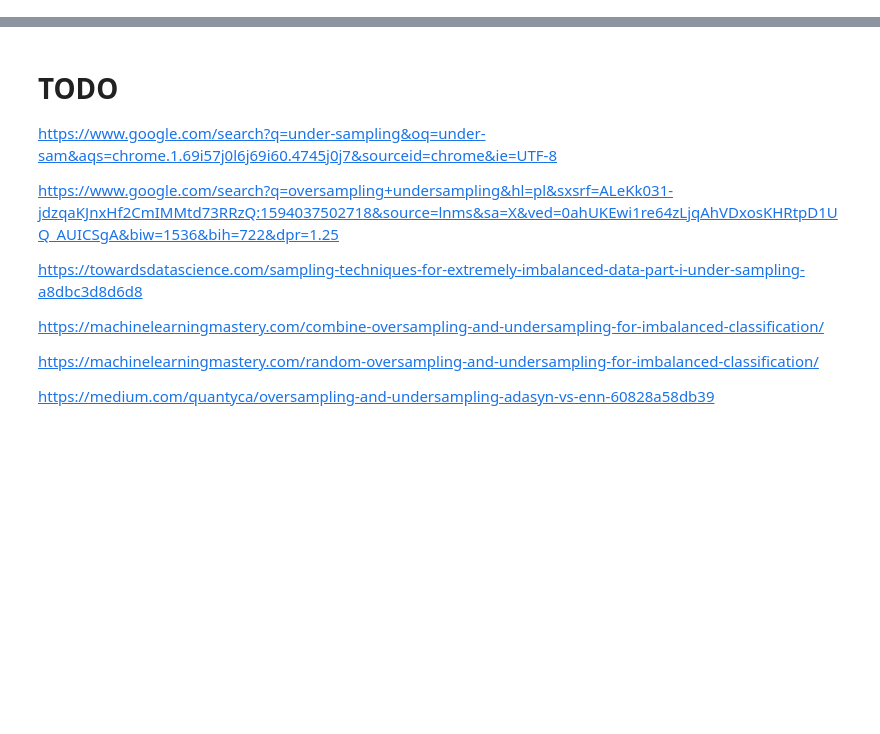
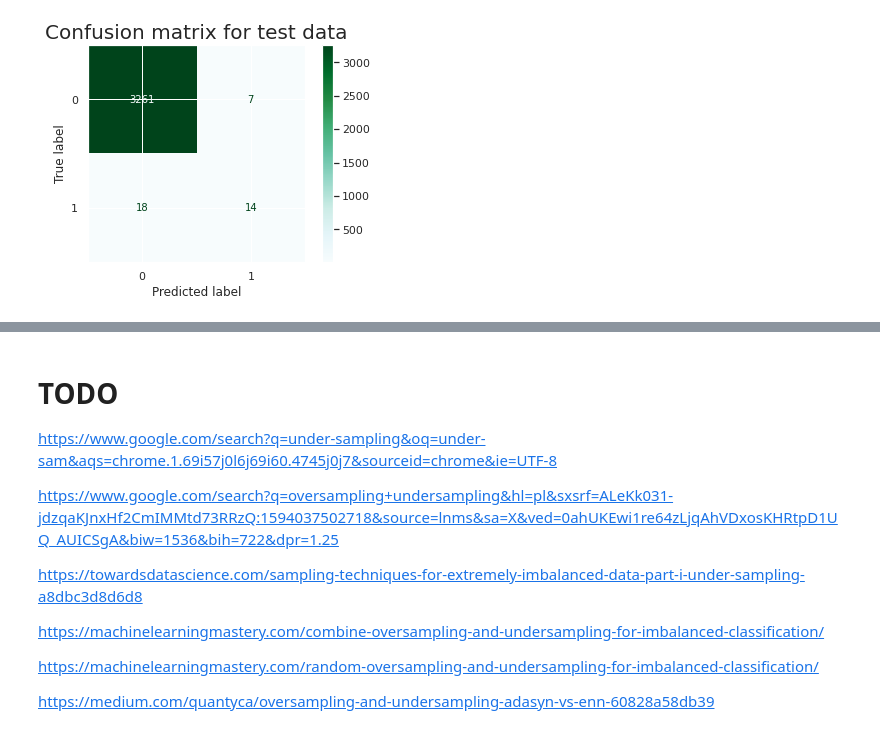
Before and after one commit to SalAlba/machine-learning, a Jupyter notebook: notes/imbalanced-data-sets/main.ipynb, the cells around one changed output, grey strips where cells are left out. Drawn from its saved outputs; the diff is of its cells as text; code cells hidden in the pictures; blank space fills up the shorter version.

```diff
--- a/notes/imbalanced-data-sets/main.ipynb
+++ b/notes/imbalanced-data-sets/main.ipynb
@@ -114,0 +316,12 @@ plt.show();
+# %%
+# V1. ...
+# y_test_imb_pred = RandomForestClassifier_pipe.predict(x_test_imb)
+# print('Confusion matrix for test data')
+# confusion_matrix(y_test_imb, y_test_imb_pred)
+
+# V2. ...
+plot_confusion_matrix(RandomForestClassifier_pipe, x_test_imb, y_test_imb, cmap="BuGn")
+plt.title('Confusion matrix for test data', fontsize='20')
+plt.show();
+# %% [output]
+[figure, added]
```
Also changed, not shown: parts of 21 cells of this notebook, 1 other file.
